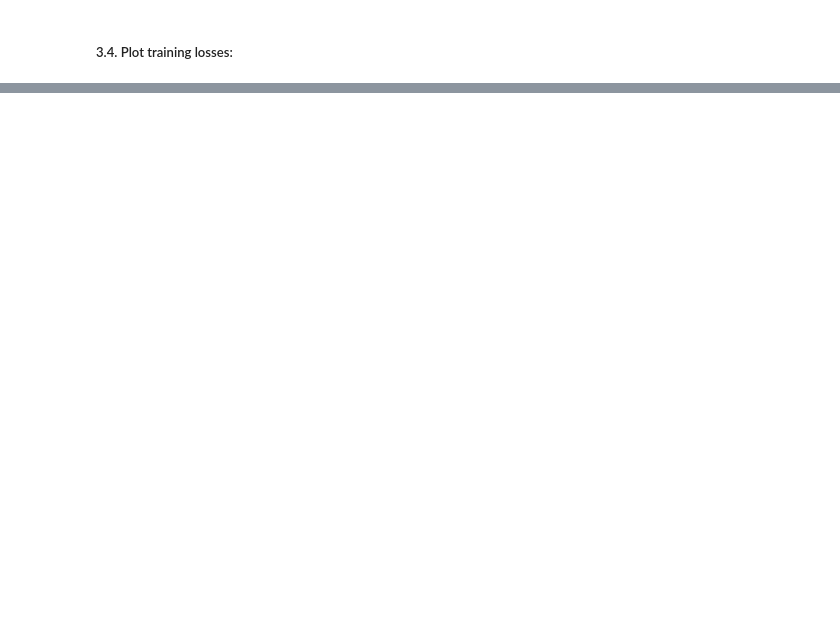
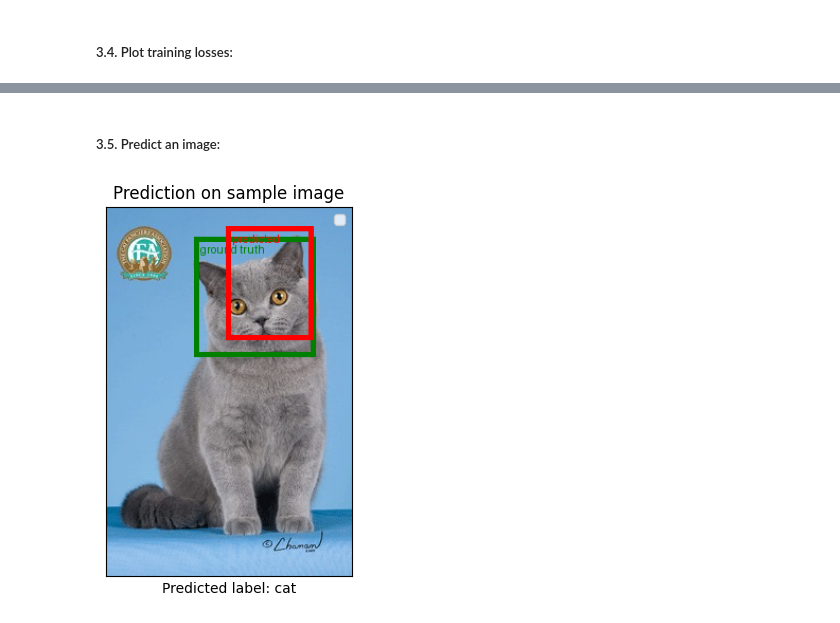
Before and after one commit to Kizza2014/deep_learning_with_pytorch, a Jupyter notebook: object_detection_aio/02-classification_and_bounding_box_regression.ipynb, the cells around one changed output, grey strips where cells are left out. Drawn from its saved outputs; the diff is of its cells as text; code cells hidden in the pictures; blank space fills up the shorter version.

```diff
--- a/object_detection_aio/02-classification_and_bounding_box_regression.ipynb
+++ b/object_detection_aio/02-classification_and_bounding_box_regression.ipynb
@@ -329,0 +389,32 @@ plt.show()
+# %% [markdown]
+##### 3.5. Predict an image:
+# %%
+from PIL import Image
+import matplotlib.pyplot as plt
+import torch
+
+# load model
+model = TwoHeadModel()
+model.load_state_dict(torch.load('2_head_model.ckpt'))
+model.eval()
+
+# predict the first image in dataset
+image, label, _ = dataset[0]
+image = image.unsqueeze_(0)
+predicted_label, predicted_bbox = model(image)
+predicted_bbox.squeeze_()
+_, predicted_label = torch.max(predicted_label, 1)
+predicted_label = 'cat' if predicted_label == 0 else 'dog'
+
+# plot
+img_with_bbox = dataset.get_item_with_predicted_bbox(0, predicted_bbox, include_gt_bbox=True, to_PIL_image=True)
+plt.imshow(img_with_bbox)
+plt.title('Prediction on sample image')
+plt.legend()
+plt.xlabel(f"Predicted label: {predicted_label}")
+plt.xticks([])
+plt.yticks([])
+plt.savefig('predict_result.jpg')
+plt.show()
+# %% [output]
+[figure, added]
```
Also changed, not shown: parts of 9 cells of this notebook, 7 other files.
